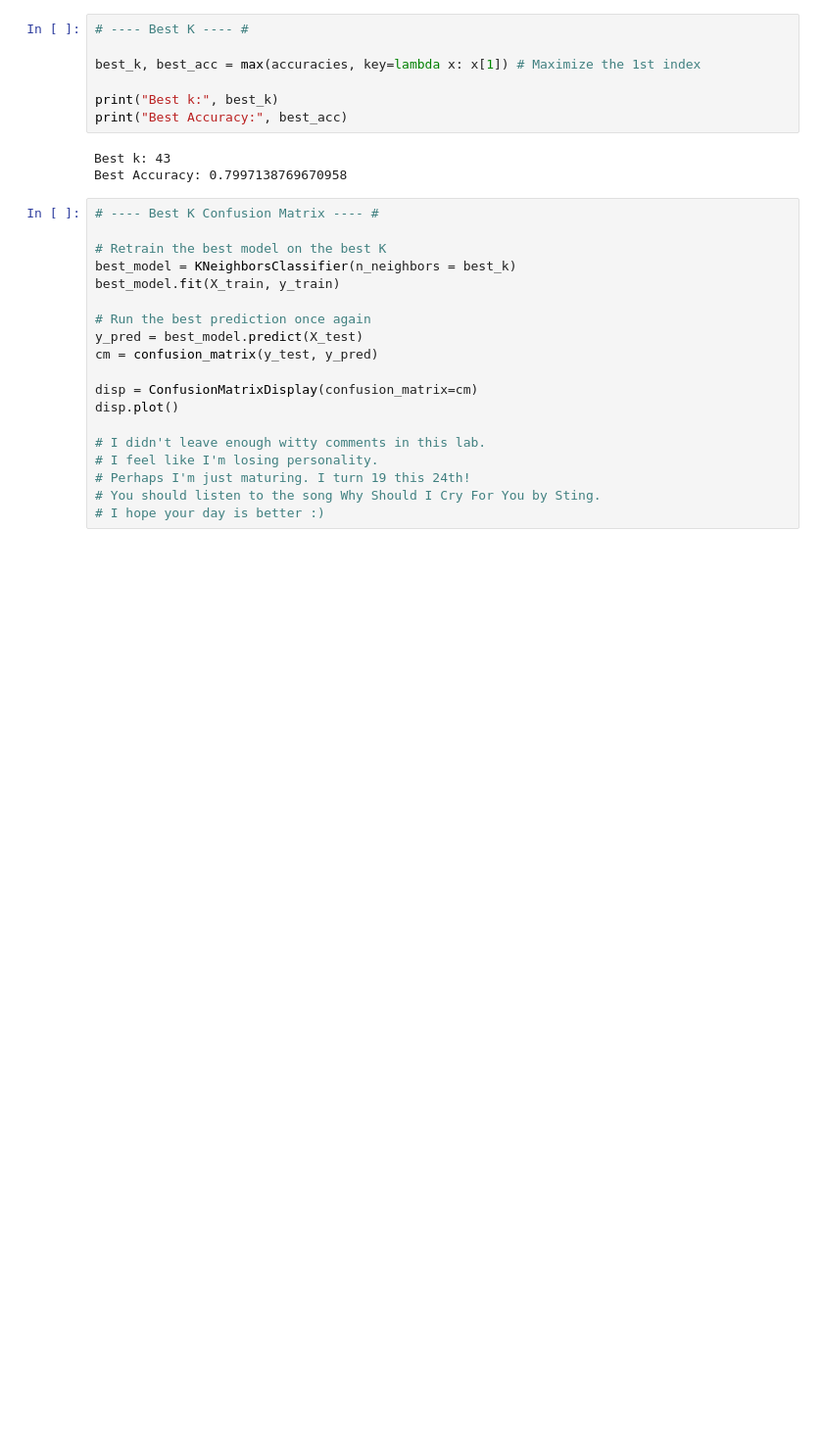
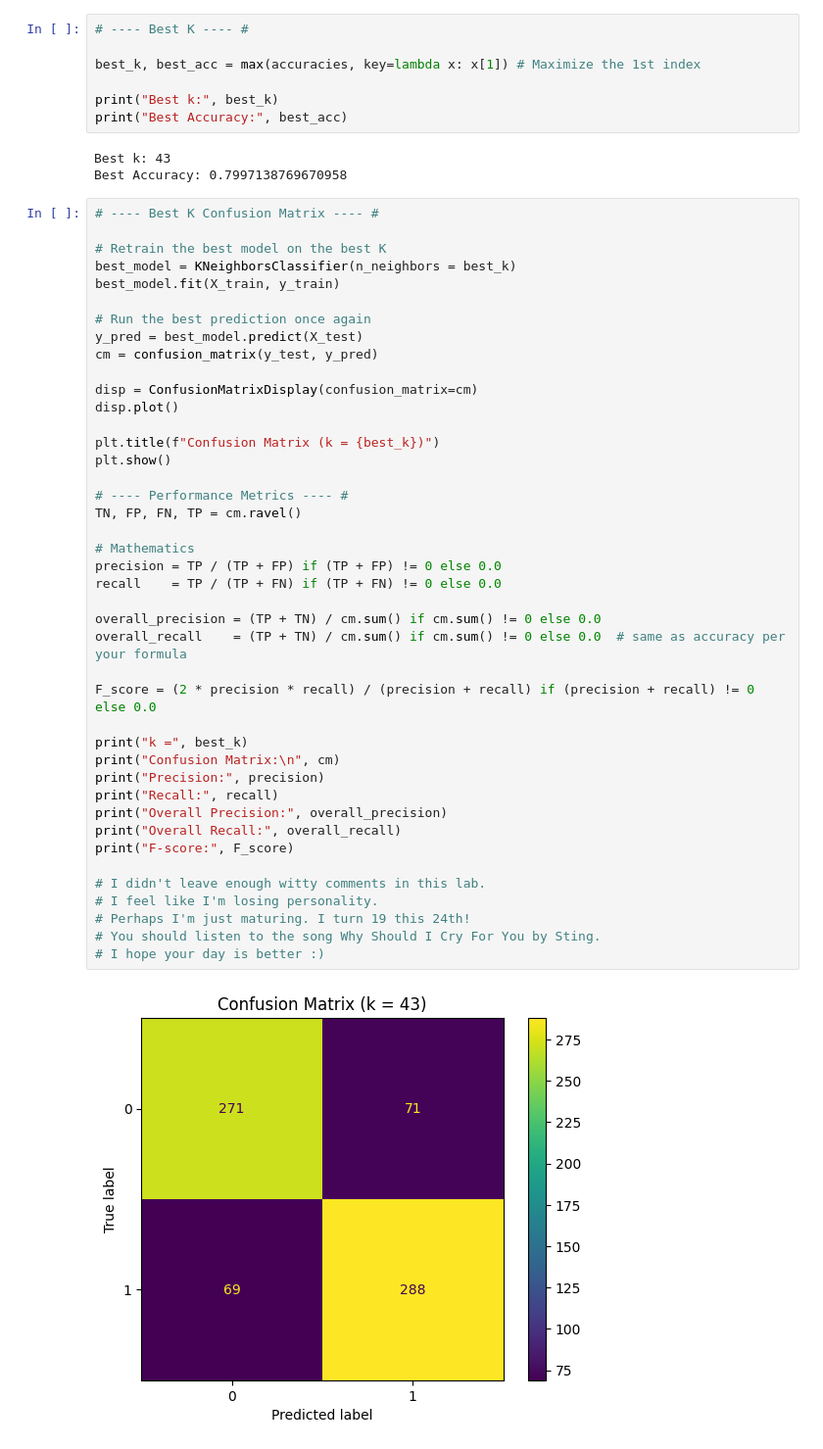
Before and after one commit to Esraaj-Sarkar-Gupta/MLPR-Labs, a Jupyter notebook: Lab6/Esraaj-Lab6.ipynb, the cells around one changed output. Shown at 98% size. Cells and saved outputs as stored; diff of their text form; blank space fills up the shorter version.

```diff
--- a/Lab6/Esraaj-Lab6.ipynb
+++ b/Lab6/Esraaj-Lab6.ipynb
@@ -135,20 +170,44 @@ Best Accuracy: 0.7997138769670958
 # %%
 # ---- Best K Confusion Matrix ---- #
 
 # Retrain the best model on the best K
 best_model = KNeighborsClassifier(n_neighbors = best_k)
 best_model.fit(X_train, y_train)
 
 # Run the best prediction once again
 y_pred = best_model.predict(X_test)
 cm = confusion_matrix(y_test, y_pred)
 
 disp = ConfusionMatrixDisplay(confusion_matrix=cm)
 disp.plot()
 
+plt.title(f"Confusion Matrix (k = {best_k})")
+plt.show()
+
+# ---- Performance Metrics ---- #
+TN, FP, FN, TP = cm.ravel()
+
+# Mathematics
+precision = TP / (TP + FP) if (TP + FP) != 0 else 0.0
+recall    = TP / (TP + FN) if (TP + FN) != 0 else 0.0
+
+overall_precision = (TP + TN) / cm.sum() if cm.sum() != 0 else 0.0
+overall_recall    = (TP + TN) / cm.sum() if cm.sum() != 0 else 0.0  # same as accuracy per your formula
+
+F_score = (2 * precision * recall) / (precision + recall) if (precision + recall) != 0 else 0.0
+
+print("k =", best_k)
+print("Confusion Matrix:\n", cm)
+print("Precision:", precision)
+print("Recall:", recall)
+print("Overall Precision:", overall_precision)
+print("Overall Recall:", overall_recall)
+print("F-score:", F_score)
+
 # I didn't leave enough witty comments in this lab.
 # I feel like I'm losing personality.
 # Perhaps I'm just maturing. I turn 19 this 24th!
 # You should listen to the song Why Should I Cry For You by Sting.
 # I hope your day is better :)
 # %% [output]
+[figure, new version]
```
Also changed, not shown: parts of 3 cells of this notebook, 6 other files.
